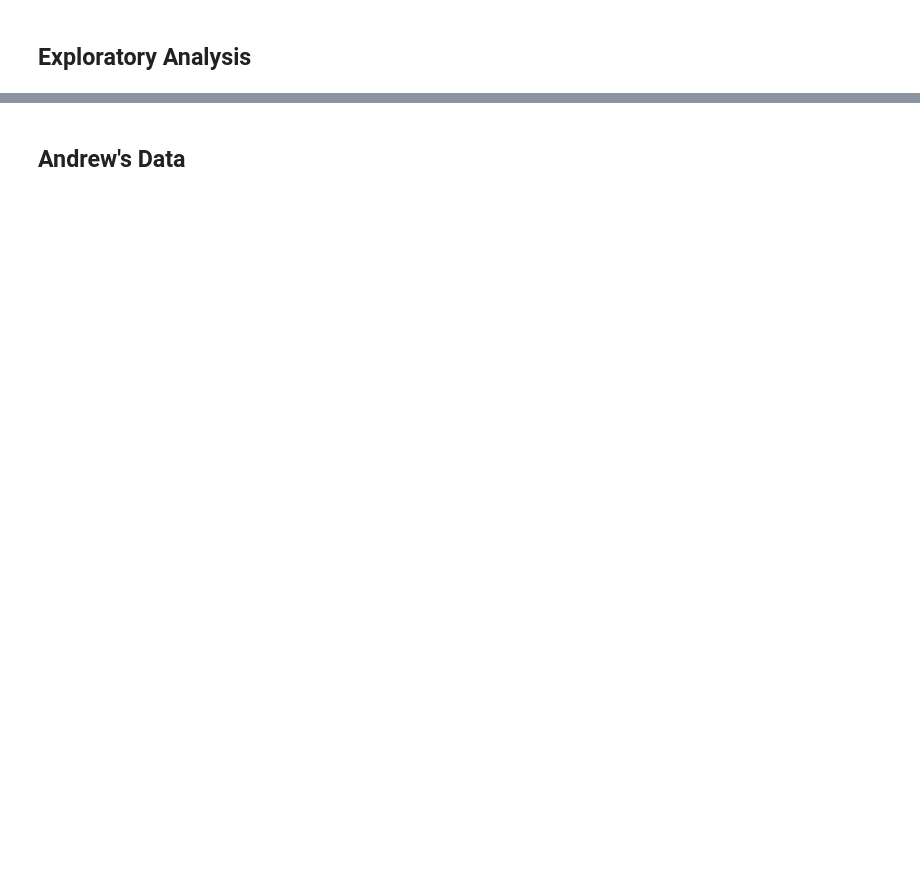
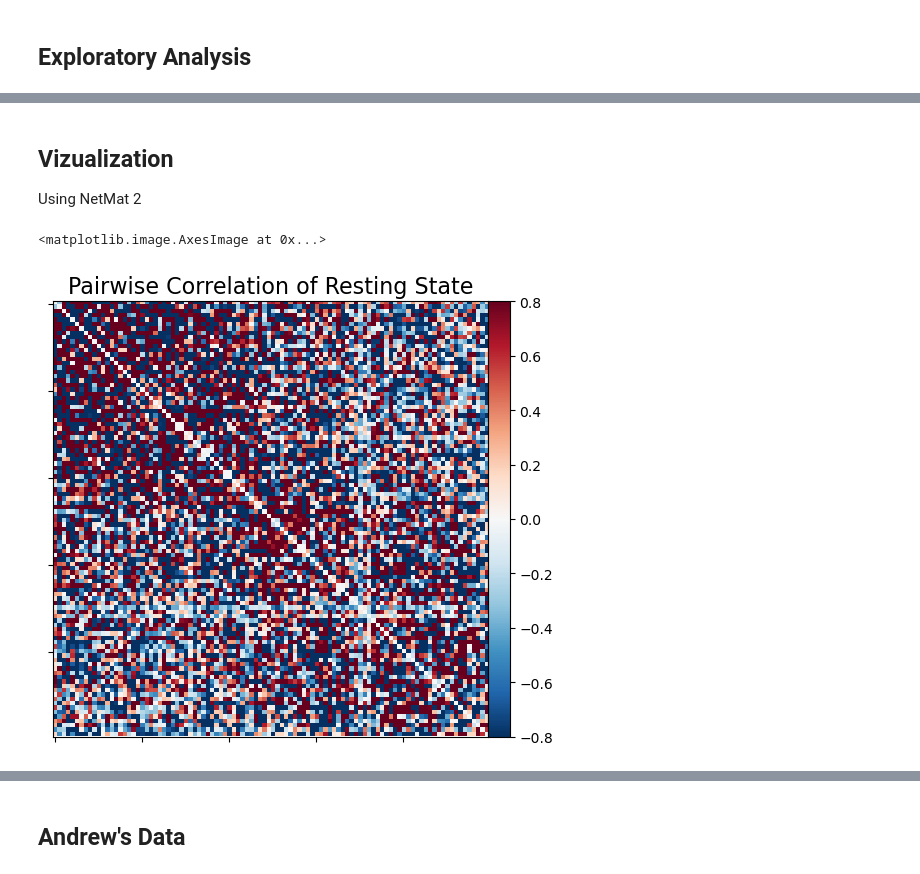
Before and after one commit to AndrewCheng02/DSC180B-Capstone-ProjectA09, a Jupyter notebook: HCP Data.ipynb, the cells around one changed output, grey strips where cells are left out. Cells and saved outputs as stored; diff of their text form; code cells hidden in the pictures; blank space fills up the shorter version.

```diff
--- a/HCP Data.ipynb
+++ b/HCP Data.ipynb
@@ -160,2 +153,8 @@ plotting.plot_matrix(
 # %% [markdown]
 ## Exploratory Analysis
+# %%
+male = data[data.get('Gender') == 'M']
+female = data[data.get('Gender') == 'F']
+# %%
+male_avg = male['netmat'].agg("mean")
+female_avg = female['netmat'].agg("mean")
@@ -161,0 +177,11 @@ plotting.plot_matrix(
+# %% [markdown]
+## Vizualization
+
+Using NetMat 2
+# %%
+# Visualize the correlation matrix
+plotting.plot_matrix(
+    male_avg, colorbar=True, vmax=0.8, vmin=-0.8, title = "Pairwise Correlation of Resting State")
+# %% [output]
+<matplotlib.image.AxesImage at 0x...>
+[figure, added]
```
Also changed, not shown: parts of 27 cells of this notebook, 1 other file.
